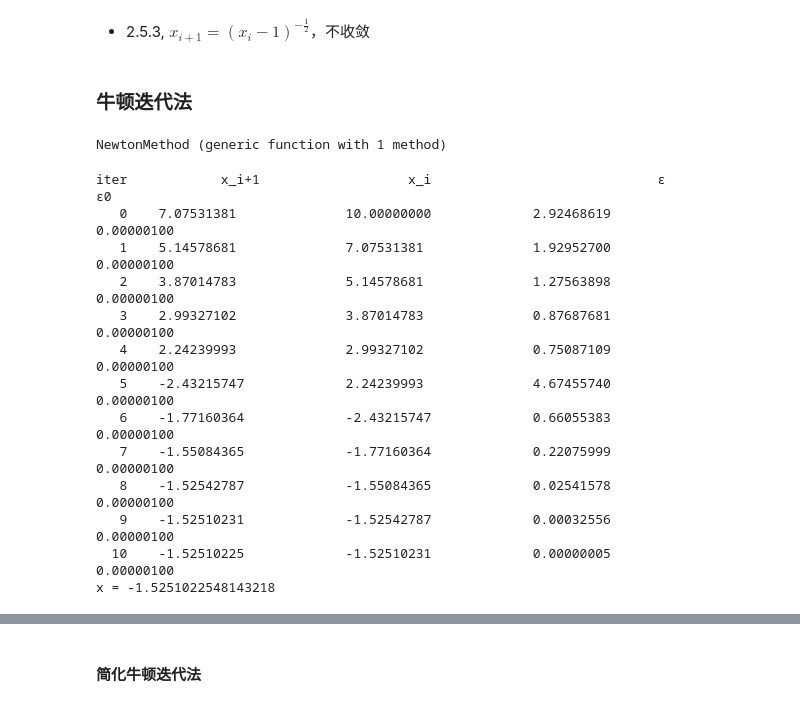
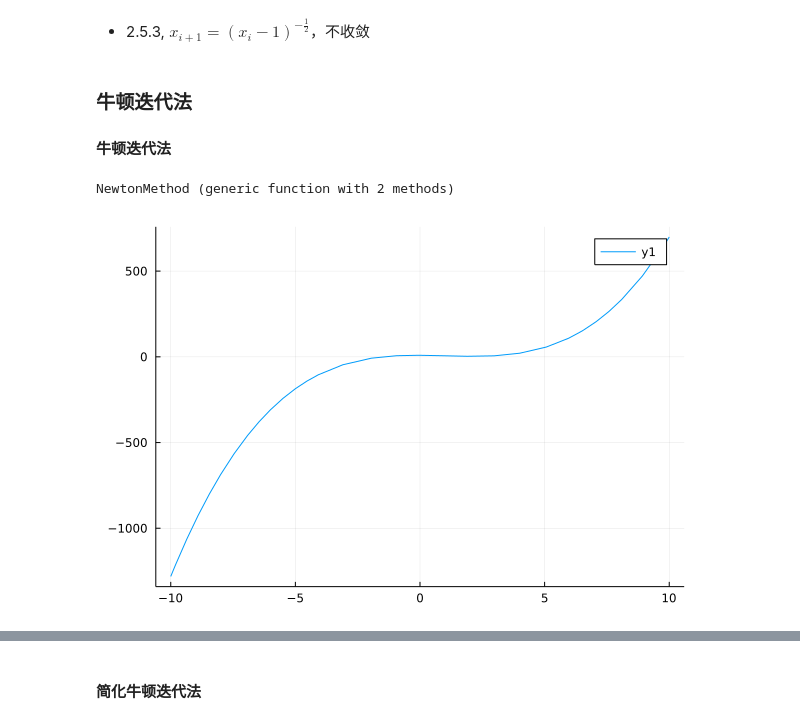
Before and after one commit to efJerryYang/computational-methods, a Jupyter notebook: numerical_analysis_note.ipynb, the cells around one changed output, grey strips where cells are left out. Saved outputs shown, nothing was run; the diff lists cells and outputs as text; code cells hidden in the pictures.

```diff
--- a/numerical_analysis_note.ipynb
+++ b/numerical_analysis_note.ipynb
@@ -131,41 +135,31 @@ x = 1.4655771837422105
 # println("x = $(OnePointIterationMethod(ϕ,1.5,1e-5))")
 # %% [markdown]
 ### 牛顿迭代法
+
+#### 牛顿迭代法
 # %%
 function NewtonMethod(f::Function, df::Function, x0, ϵ0)
     x = x0 - f(x0) / df(x0)
     ϵ = abs(x - x0)
     i = 0
     x_prev = x0
-    println("iter\t\tx_i+1\t\t\tx_i\t\t\t\tϵ\t\t\tϵ0")
-    @printf("%4d\t%10.8f\t\t%10.8f\t\t%10.8f\t\t%10.8f\n",i,x,x_prev,ϵ,ϵ0)
+    println("iter\t\t\tx_i+1\t\t\tx_i\t\t\t\tϵ\t\t\t\tϵ0")
+    @printf("%4d\t%16.12f\t%16.12f\t%16.12f\t%16.12f\n",i,x,x_prev,ϵ,ϵ0)
     while ϵ >= ϵ0
         x_prev = x
         x = x - f(x) / df(x)
         ϵ = abs(x - x_prev)
         i += 1
         # println("$i\t$ϵ")
-        @printf("%4d\t%10.8f\t\t%10.8f\t\t%10.8f\t\t%10.8f\n",i,x,x_prev,ϵ,ϵ0)
+        @printf("%4d\t%16.12f\t%16.12f\t%16.12f\t%16.12f\n",i,x,x_prev,ϵ,ϵ0)
     end
     return x
 end
 # %% [output]
-NewtonMethod (generic function with 1 method)
+NewtonMethod (generic function with 2 methods)
 # %%
 f3(x) = x^3 - 3x^2 - x + 9
 df3(x) = 3x^2 - 6x - 1
-println("x = $(NewtonMethod(f3,df3,10,1e-6))")
+plot(f3, -10, 10)
 # %% [output]
-iter            x_i+1                   x_i                             ϵ                       ϵ0
-   0    7.07531381              10.00000000             2.92468619              0.00000100
-   1    5.14578681              7.07531381              1.92952700              0.00000100
-   2    3.87014783              5.14578681              1.27563898              0.00000100
-   3    2.99327102              3.87014783              0.87687681              0.00000100
-   4    2.24239993              2.99327102              0.75087109              0.00000100
-   5    -2.43215747             2.24239993              4.67455740              0.00000100
-   6    -1.77160364             -2.43215747             0.66055383              0.00000100
-   7    -1.55084365             -1.77160364             0.22075999              0.00000100
-   8    -1.52542787             -1.55084365             0.02541578              0.00000100
-   9    -1.52510231             -1.52542787             0.00032556              0.00000100
-  10    -1.52510225             -1.52510231             0.00000005              0.00000100
-x = -1.5251022548143218
+[figure, added]
```
Also changed, not shown: parts of 28 cells of this notebook.
